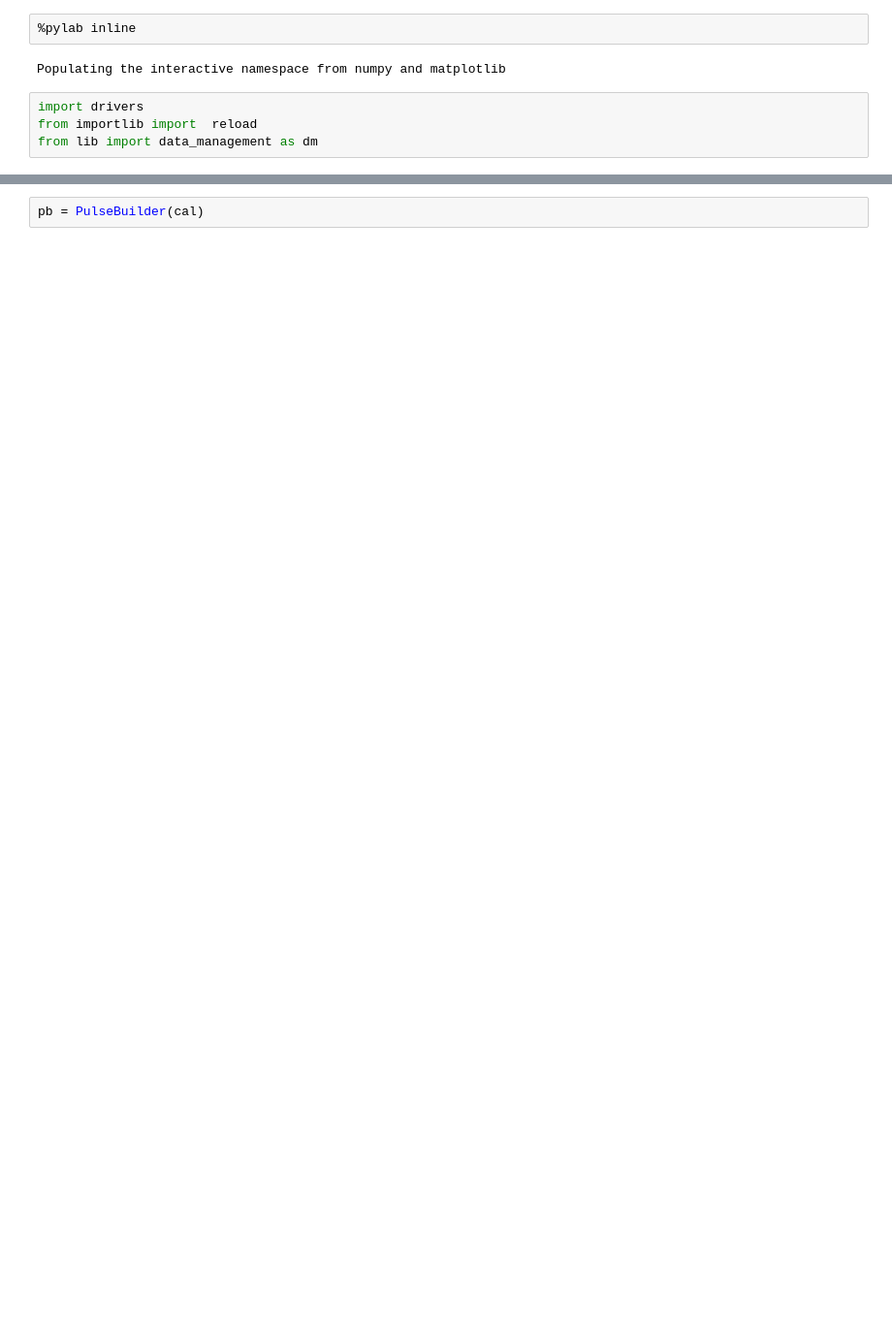
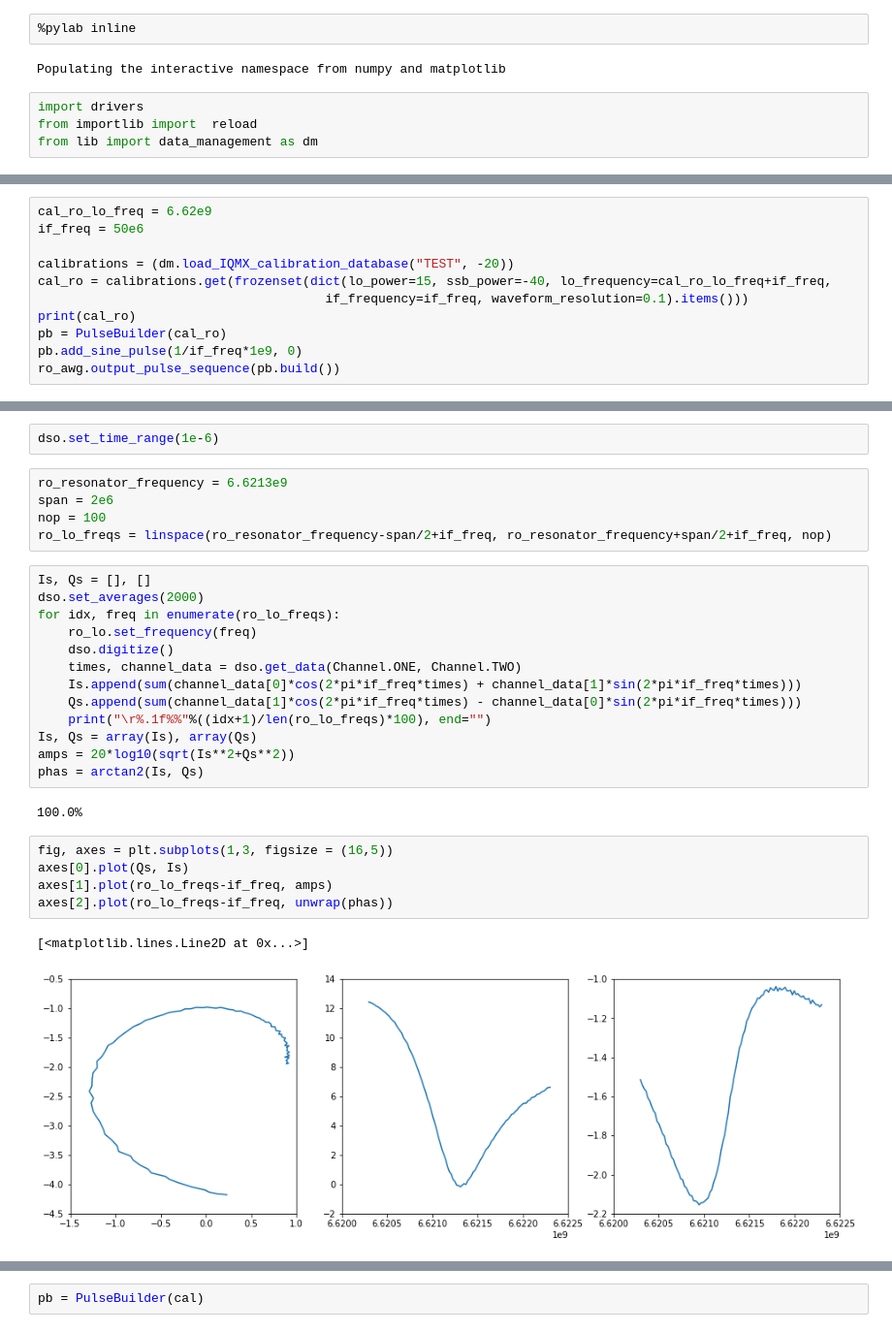
Before and after one commit to niobiumpro/Measurement-automation, a Jupyter notebook: Time-domain qubit measurements.ipynb, the cells around one changed output, grey strips where cells are left out. Shown at 97% size. Cells and saved outputs as stored; diff of their text form; blank space fills up the shorter version.

```diff
--- a/Time-domain qubit measurements.ipynb
+++ b/Time-domain qubit measurements.ipynb
@@ -17,0 +42,11 @@ awg = KeysightAWG("AWG2")
+# %%
+cal_ro_lo_freq = 6.62e9
+if_freq = 50e6
+
+calibrations = (dm.load_IQMX_calibration_database("TEST", -20))
+cal_ro = calibrations.get(frozenset(dict(lo_power=15, ssb_power=-40, lo_frequency=cal_ro_lo_freq+if_freq,
+                                      if_frequency=if_freq, waveform_resolution=0.1).items()))
+print(cal_ro)
+pb = PulseBuilder(cal_ro)
+pb.add_sine_pulse(1/if_freq*1e9, 0)
+ro_awg.output_pulse_sequence(pb.build())
@@ -17,0 +61,30 @@ awg = KeysightAWG("AWG2")
+# %%
+dso.set_time_range(1e-6)
+# %%
+ro_resonator_frequency = 6.6213e9
+span = 2e6
+nop = 100
+ro_lo_freqs = linspace(ro_resonator_frequency-span/2+if_freq, ro_resonator_frequency+span/2+if_freq, nop)
+# %%
+Is, Qs = [], []
+dso.set_averages(2000)
+for idx, freq in enumerate(ro_lo_freqs):
+    ro_lo.set_frequency(freq)
+    dso.digitize()
+    times, channel_data = dso.get_data(Channel.ONE, Channel.TWO)
+    Is.append(sum(channel_data[0]*cos(2*pi*if_freq*times) + channel_data[1]*sin(2*pi*if_freq*times)))
+    Qs.append(sum(channel_data[1]*cos(2*pi*if_freq*times) - channel_data[0]*sin(2*pi*if_freq*times)))
+    print("\r%.1f%%"%((idx+1)/len(ro_lo_freqs)*100), end="")
+Is, Qs = array(Is), array(Qs)
+amps = 20*log10(sqrt(Is**2+Qs**2))
+phas = arctan2(Is, Qs)
+# %% [output]
+100.0%
+# %%
+fig, axes = plt.subplots(1,3, figsize = (16,5))
+axes[0].plot(Qs, Is)
+axes[1].plot(ro_lo_freqs-if_freq, amps)
+axes[2].plot(ro_lo_freqs-if_freq, unwrap(phas))
+# %% [output]
+[<matplotlib.lines.Line2D at 0x...>]
+[figure, added]
```
Also changed, not shown: parts of 100 cells of this notebook, 24 other files.
